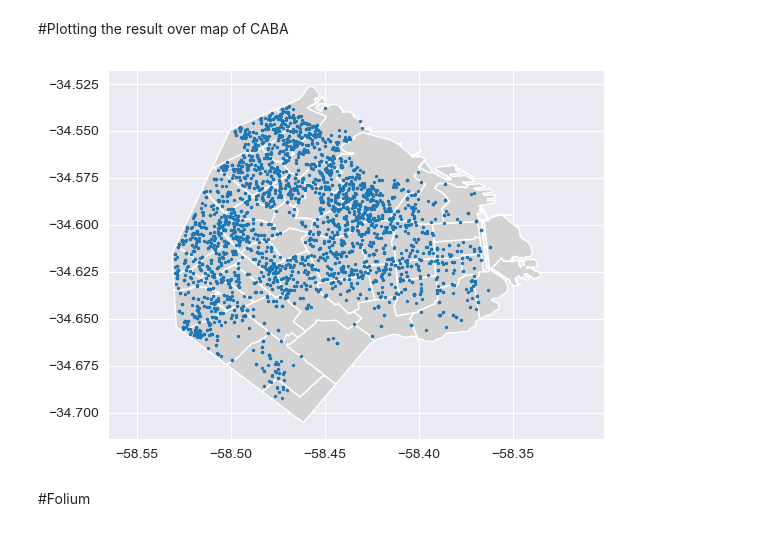
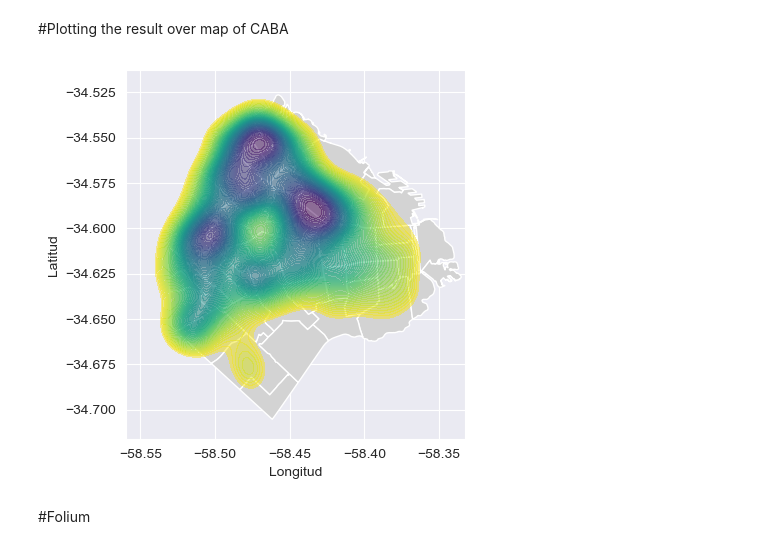
Before and after one commit to SantiRimedio/Trabajo_MacOs, a Jupyter notebook: Work/Exploración.ipynb, the cells around one changed output. Drawn from its saved outputs; the diff is of its cells as text; code cells hidden in the pictures.

```diff
--- a/Work/Exploración.ipynb
+++ b/Work/Exploración.ipynb
@@ -215,21 +223,21 @@ Right CRS: EPSG:4326
 # %%
 
 # Plot the geometry
 #gdf.plot(marker='o', color='red', markersize=5)
 
 #plt.show()
-
+import seaborn as sns
 
 fig, ax = plt.subplots()
 geojson["geometry"].plot(ax=ax, color='lightgrey')
 
-points_within_boundary.plot(ax=ax, markersize=2)
-ax.set_aspect('equal', adjustable="datalim")
-ax.autoscale(False)
+#points_within_boundary.plot(ax=ax, markersize=2)
+sns.kdeplot(x=points_within_boundary['Longitud'], y=points_within_boundary['Latitud'],fill=True, alpha=0.5, cmap='viridis_r',ax=ax,levels=100);
+
 
 plt.show()
 # %% [output]
-[figure, old version]
+[figure, new version]
 # %% [markdown]
 #Folium
 # %%
```
Also changed, not shown: parts of 9 cells of this notebook, 6 other files.
